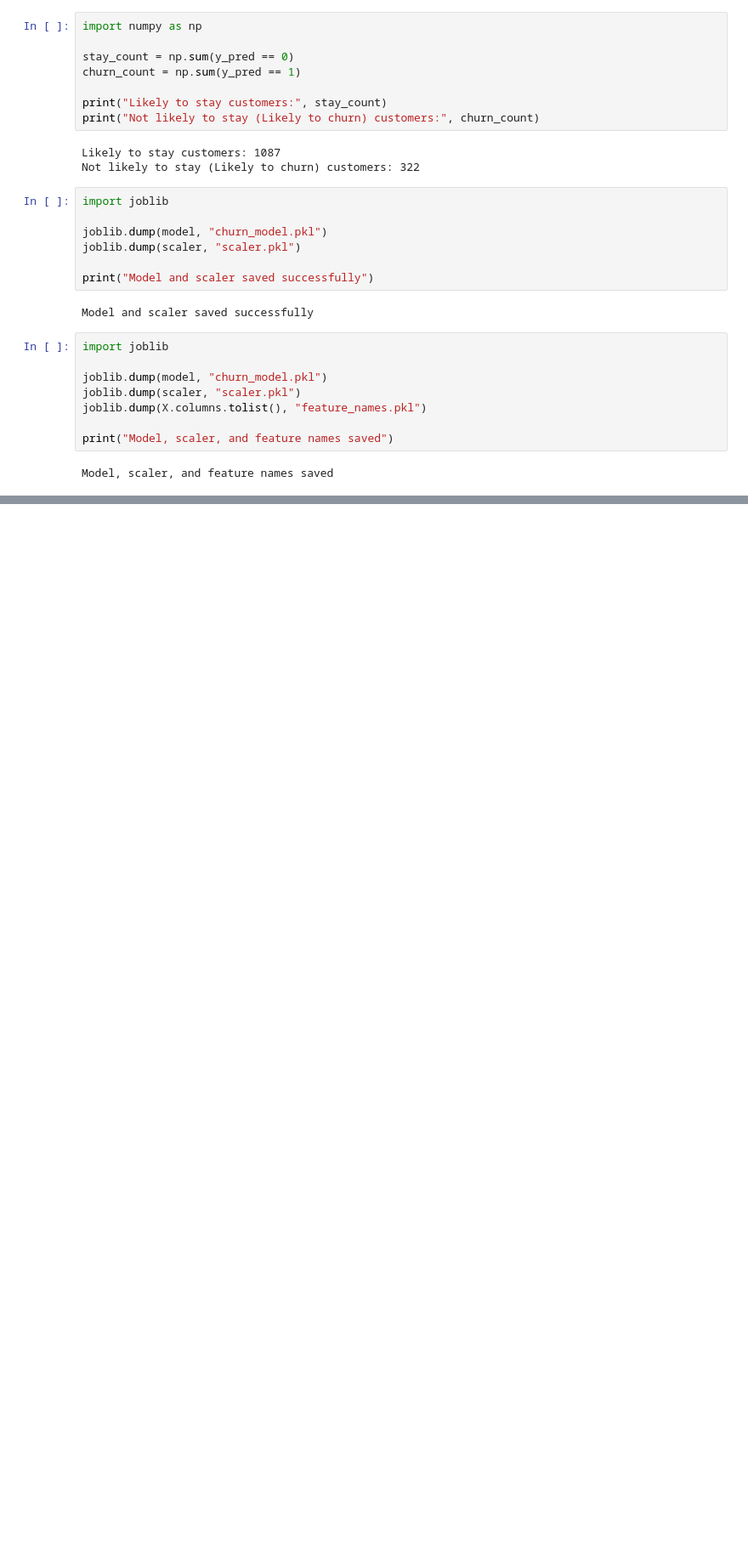
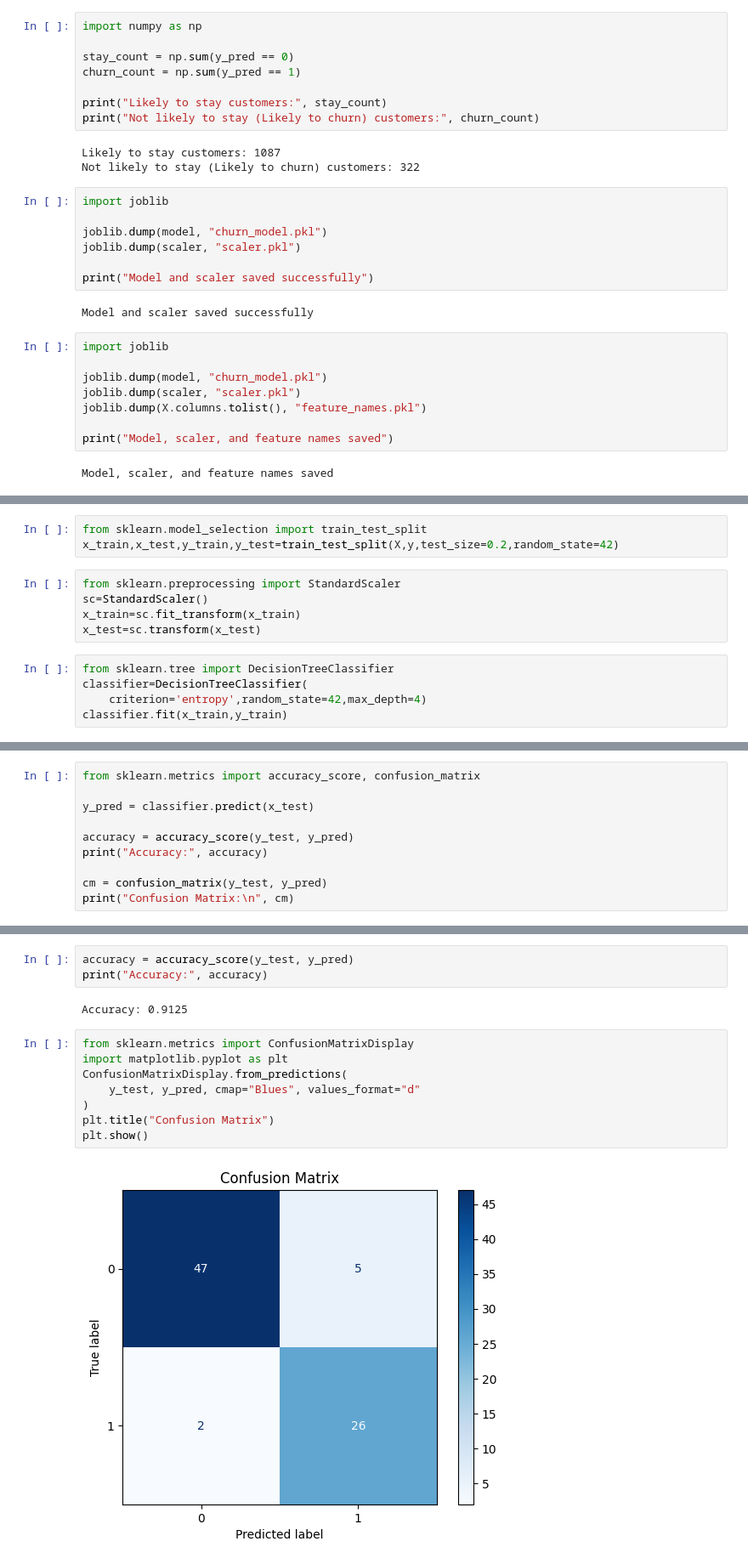
Before and after one commit to ravali217/logistic-regression, a Jupyter notebook: ml_2.ipynb, the cells around one changed output, grey strips where cells are left out. Shown at 85% size. Cells and saved outputs as stored; diff of their text form; blank space fills up the shorter version.

```diff
--- a/ml_2.ipynb
+++ b/ml_2.ipynb
@@ -658,0 +698,13 @@ Model, scaler, and feature names saved
+# %%
+from sklearn.model_selection import train_test_split
+x_train,x_test,y_train,y_test=train_test_split(X,y,test_size=0.2,random_state=42)
+# %%
+from sklearn.preprocessing import StandardScaler
+sc=StandardScaler()
+x_train=sc.fit_transform(x_train)
+x_test=sc.transform(x_test)
+# %%
+from sklearn.tree import DecisionTreeClassifier
+classifier=DecisionTreeClassifier(
+    criterion='entropy',random_state=42,max_depth=4)
+classifier.fit(x_train,y_train)
@@ -658,0 +713,10 @@ Model, scaler, and feature names saved
+# %%
+from sklearn.metrics import accuracy_score, confusion_matrix
+
+y_pred = classifier.predict(x_test)
+
+accuracy = accuracy_score(y_test, y_pred)
+print("Accuracy:", accuracy)
+
+cm = confusion_matrix(y_test, y_pred)
+print("Confusion Matrix:\n", cm)
@@ -658,0 +728,15 @@ Model, scaler, and feature names saved
+# %%
+accuracy = accuracy_score(y_test, y_pred)
+print("Accuracy:", accuracy)
+# %% [output]
+Accuracy: 0.9125
+# %%
+from sklearn.metrics import ConfusionMatrixDisplay
+import matplotlib.pyplot as plt
+ConfusionMatrixDisplay.from_predictions(
+    y_test, y_pred, cmap="Blues", values_format="d"
+)
+plt.title("Confusion Matrix")
+plt.show()
+# %% [output]
+[figure, added]
```
Also changed, not shown: parts of 70 cells of this notebook.
